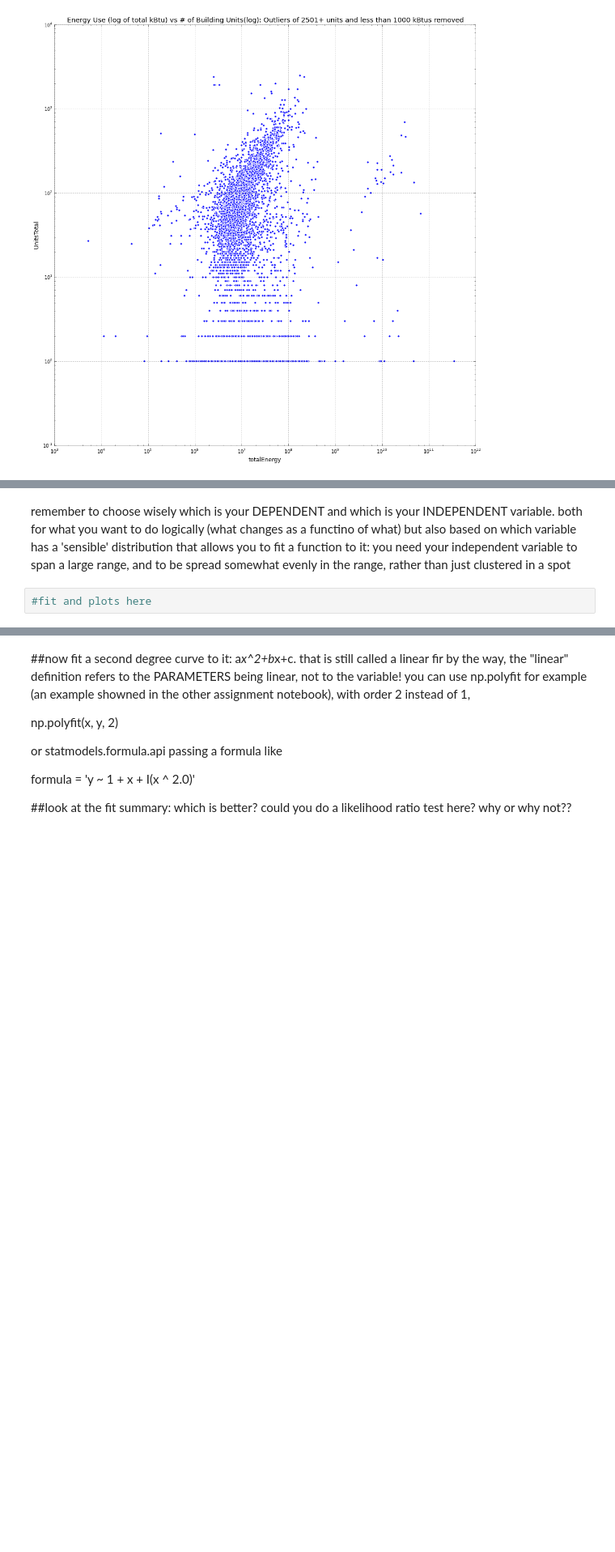
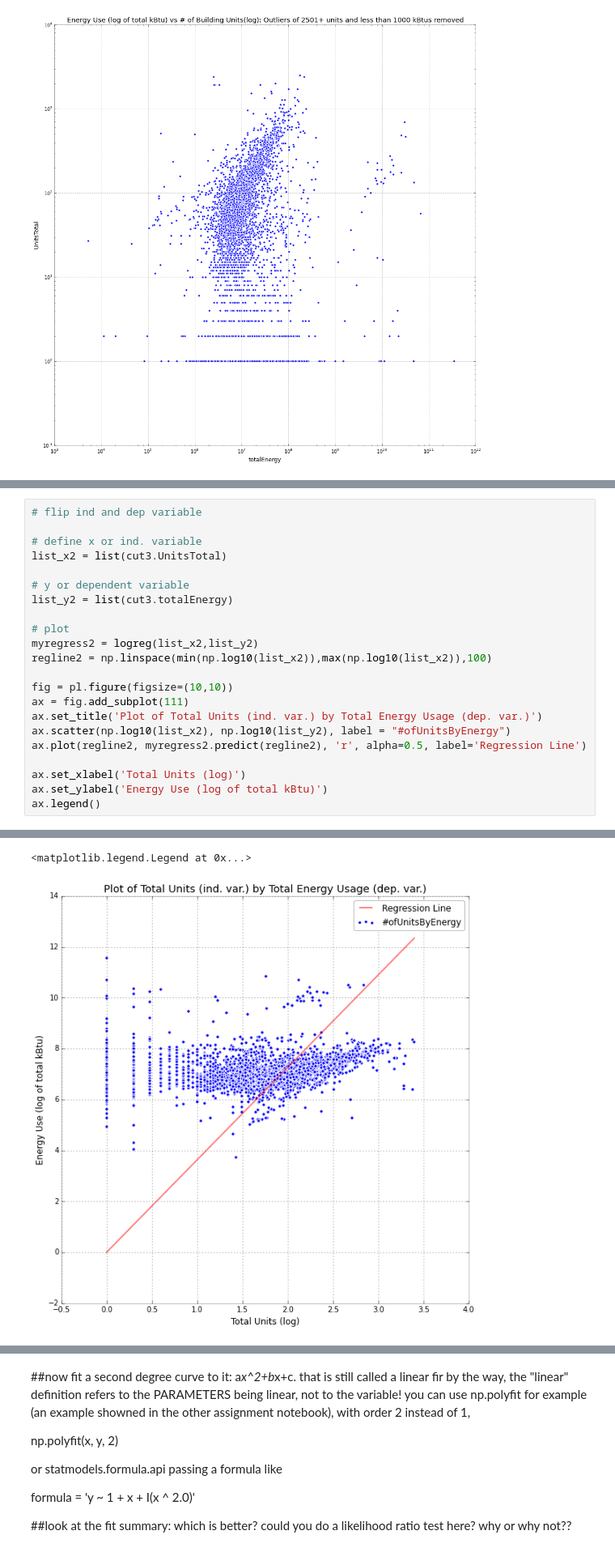
Before and after one commit to dcrull/PUI2015_dcrull, a Jupyter notebook: HW5/HW5_1_building_nrg_instructions.ipynb, the cells around one changed output, grey strips where cells are left out. Shown at 81% size. Cells and saved outputs as stored; diff of their text form; blank space fills up the shorter version.

```diff
--- a/HW5/HW5_1_building_nrg_instructions.ipynb
+++ b/HW5/HW5_1_building_nrg_instructions.ipynb
@@ -279,7 +280,23 @@ Warnings:
-# %% [markdown]
-remember to choose wisely which is your DEPENDENT and which is your INDEPENDENT variable.
-both for what you want to do logically (what changes as a functino of what) but also based on which  variable has a 'sensible' distribution that allows you to fit a function to it:
-    you need your independent variable to span a large range, and to be spread somewhat evenly in the range,
-    rather than just clustered in a spot
-# %%
-#fit and plots here
+# %%
+# flip ind and dep variable
+
+# define x or ind. variable
+list_x2 = list(cut3.UnitsTotal)
+
+# y or dependent variable
+list_y2 = list(cut3.totalEnergy)
+
+# plot
+myregress2 = logreg(list_x2,list_y2)
+regline2 = np.linspace(min(np.log10(list_x2)),max(np.log10(list_x2)),100)
+
+fig = pl.figure(figsize=(10,10))
+ax = fig.add_subplot(111)
+ax.set_title('Plot of Total Units (ind. var.) by Total Energy Usage (dep. var.)')
+ax.scatter(np.log10(list_x2), np.log10(list_y2), label = "#ofUnitsByEnergy")
+ax.plot(regline2, myregress2.predict(regline2), 'r', alpha=0.5, label='Regression Line')
+
+ax.set_xlabel('Total Units (log)')
+ax.set_ylabel('Energy Use (log of total kBtu)')
+ax.legend()
+# %% [output]
@@ -286 +320,3 @@ both for what you want to do logically (what changes as a functino of what) but
+<matplotlib.legend.Legend at 0x...>
+[figure, added]
 # %% [markdown]
```
Also changed, not shown: parts of 6 cells of this notebook.
